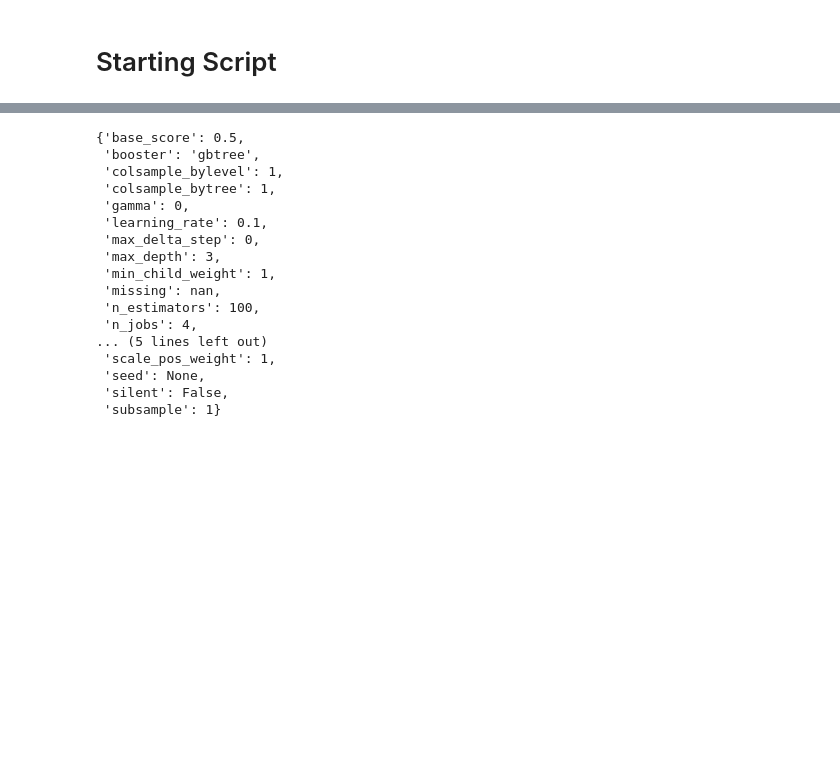
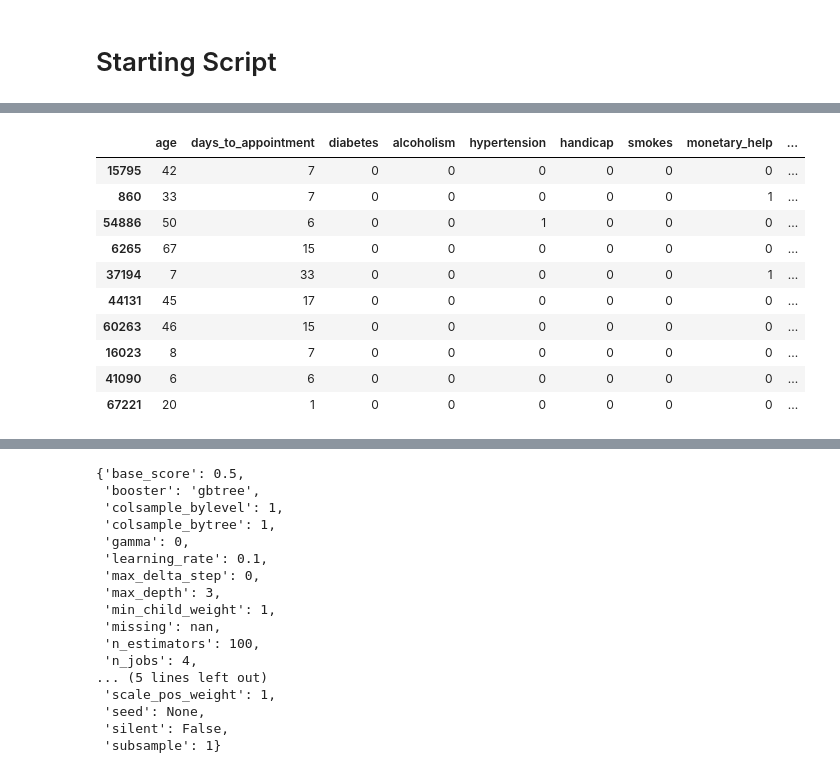
Before and after one commit to edvalente/mlnd-capstone-project, a Jupyter notebook: notebooks/capstone-scrapbook.ipynb, the cells around one changed output, grey strips where cells are left out. Cells and saved outputs as stored; diff of their text form; code cells hidden in the pictures; blank space fills up the shorter version.

Commit message:
Creates samples of 10 individuals for both minimal_data and data

```diff
--- a/notebooks/capstone-scrapbook.ipynb
+++ b/notebooks/capstone-scrapbook.ipynb
@@ -61,0 +21,25 @@ model = pickle.load(open("../data/xgb_model_pickle_v2", "rb"))
+# %%
+import pandas as pd
+import numpy as np
+import matplotlib.pyplot as plt
+import seaborn as sns
+import pickle
+import xgboost
+
+%matplotlib inline
+
+# Import data
+data = pd.read_csv('../data/data_all_features.csv')
+minimal_data = pd.read_csv('../data/data_selected_features.csv')
+train_test_data = pickle.load(open("../data/train_test_data_all_features", "rb"))
+minimal_train_test_data = pickle.load(open("../data/train_test_data_selected_features", "rb"))
+model = pickle.load(open("../data/xgb_model_pickle_v2", "rb"))
+
+# Get samples
+sample_data = train_test_data['X_test'].assign(show_up = train_test_data['y_test'])
+minimal_sample_data = minimal_train_test_data['X_test'].assign(show_up = minimal_train_test_data['y_test'])
+
+np.random.seed(42)
+indices = np.random.randint(0, len(train_test_data['y_test']), 10)
+sample = sample_data.reset_index(drop=True).loc[indices]
+minimal_sample = minimal_sample_data.reset_index(drop=True).loc[indices]
@@ -61,0 +60,14 @@ model = pickle.load(open("../data/xgb_model_pickle_v2", "rb"))
+# %%
+sample
+# %% [output]
+|  | age | days_to_appointment | diabetes | alcoholism | hypertension | handicap | smokes | monetary_help | ... |
+| 15795 | 42 | 7 | 0 | 0 | 0 | 0 | 0 | 0 | ... |
+| 860 | 33 | 7 | 0 | 0 | 0 | 0 | 0 | 1 | ... |
+| 54886 | 50 | 6 | 0 | 0 | 1 | 0 | 0 | 0 | ... |
+| 6265 | 67 | 15 | 0 | 0 | 0 | 0 | 0 | 0 | ... |
+| 37194 | 7 | 33 | 0 | 0 | 0 | 0 | 0 | 1 | ... |
+| 44131 | 45 | 17 | 0 | 0 | 0 | 0 | 0 | 0 | ... |
+| 60263 | 46 | 15 | 0 | 0 | 0 | 0 | 0 | 0 | ... |
+| 16023 | 8 | 7 | 0 | 0 | 0 | 0 | 0 | 0 | ... |
+| 41090 | 6 | 6 | 0 | 0 | 0 | 0 | 0 | 0 | ... |
+| 67221 | 20 | 1 | 0 | 0 | 0 | 0 | 0 | 0 | ... |
```
Also changed, not shown: parts of 4 cells of this notebook.
